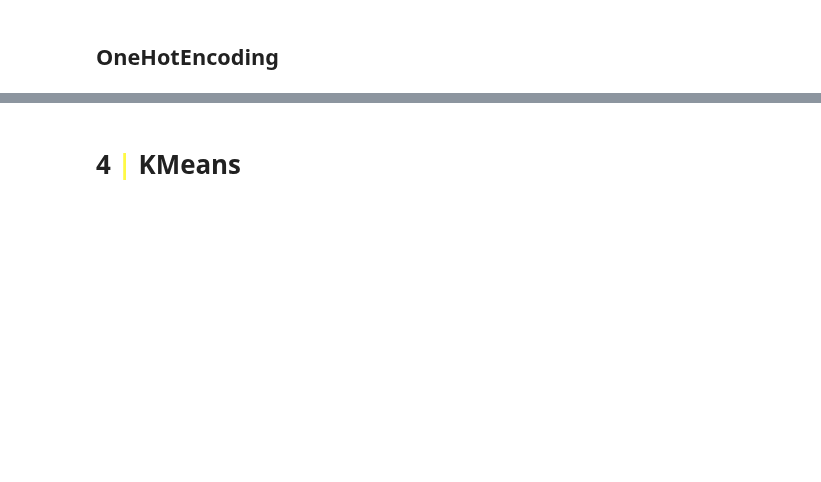
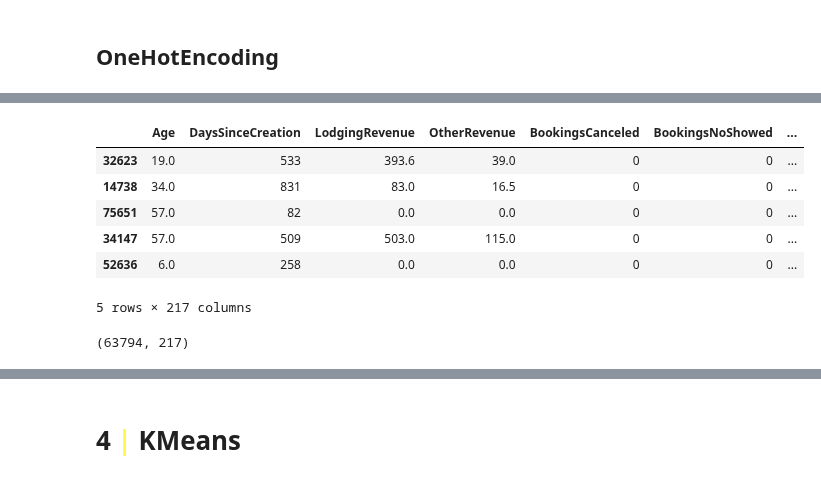
Before and after one commit to iremirezdeganuza72/Cohort_Analysis, a Jupyter notebook: Cohort analysis and segmentation.ipynb, the cells around one changed output, grey strips where cells are left out. Saved outputs shown, nothing was run; the diff lists cells and outputs as text; code cells hidden in the pictures; blank space fills up the shorter version.

```diff
--- a/Cohort analysis and segmentation.ipynb
+++ b/Cohort analysis and segmentation.ipynb
@@ -431,0 +451,16 @@ Name: AverageLeadTime, Length: 63794, dtype: int64
+# %%
+X_train = pd.get_dummies(X_train, prefix = "", prefix_sep="")
+# %%
+X_train.head()
+# %% [output]
+|  | Age | DaysSinceCreation | LodgingRevenue | OtherRevenue | BookingsCanceled | BookingsNoShowed | ... |
+| 32623 | 19.0 | 533 | 393.6 | 39.0 | 0 | 0 | ... |
+| 14738 | 34.0 | 831 | 83.0 | 16.5 | 0 | 0 | ... |
+| 75651 | 57.0 | 82 | 0.0 | 0.0 | 0 | 0 | ... |
+| 34147 | 57.0 | 509 | 503.0 | 115.0 | 0 | 0 | ... |
+| 52636 | 6.0 | 258 | 0.0 | 0.0 | 0 | 0 | ... |
+5 rows × 217 columns
+# %%
+X_train.shape
+# %% [output]
+(63794, 217)
```
Also changed, not shown: parts of 11 cells of this notebook.
